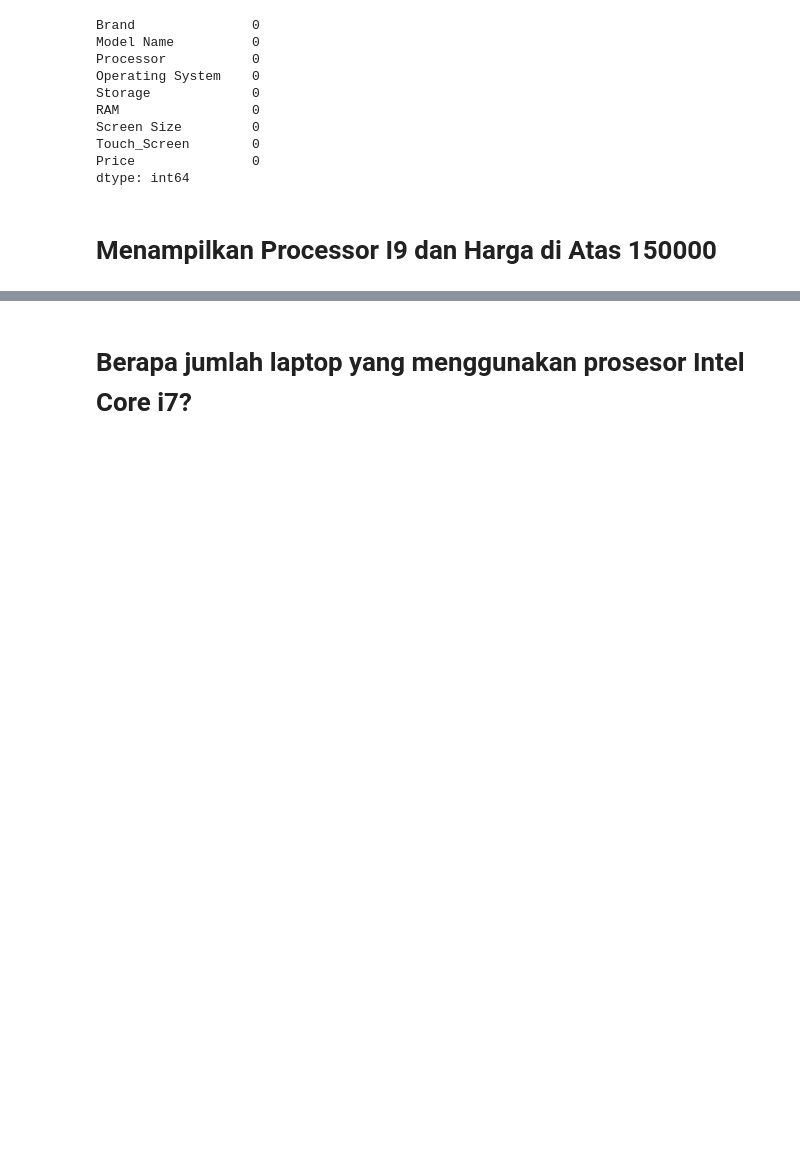
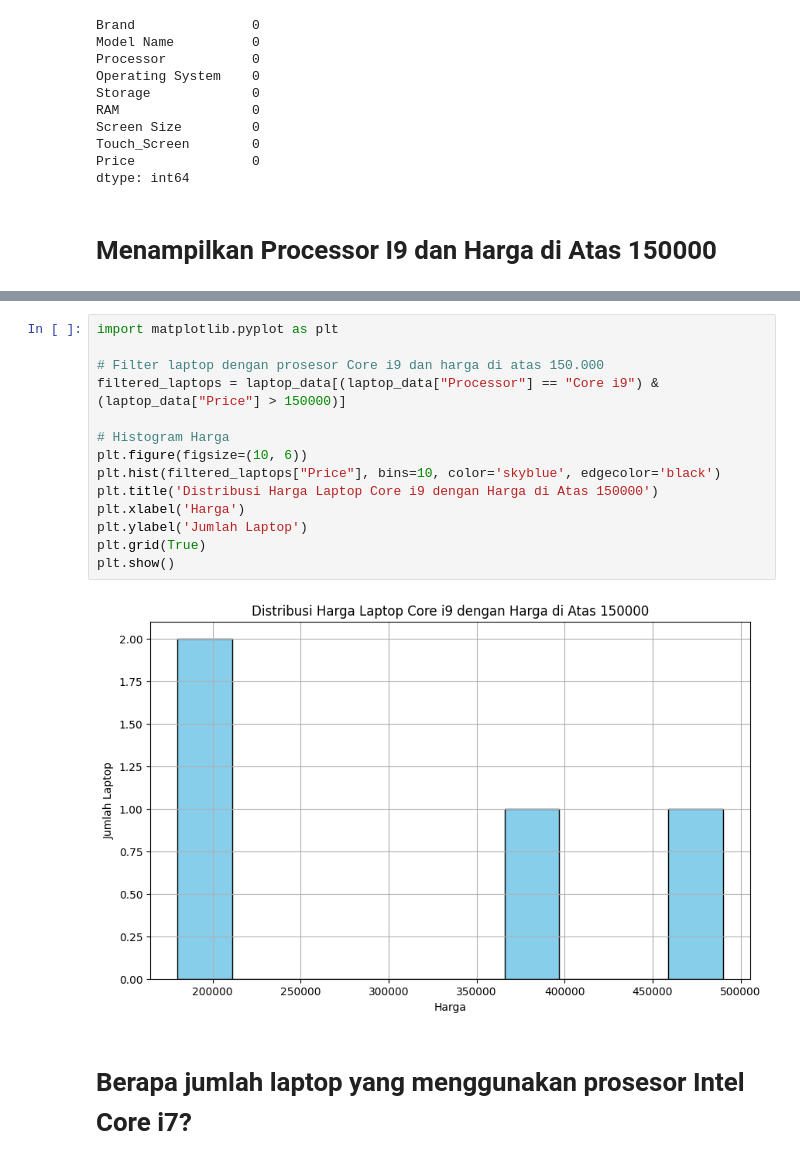
Before and after one commit to AchmadIfal26/Laptops-Analytics, a Jupyter notebook: Laptop_Analytics.ipynb, the cells around one changed output, grey strips where cells are left out. Saved outputs shown, nothing was run; the diff lists cells and outputs as text; blank space fills up the shorter version.

```diff
--- a/Laptop_Analytics.ipynb
+++ b/Laptop_Analytics.ipynb
@@ -302,6 +302,22 @@ filtered_laptops
 | 553 | MSI | Raider GE78 HX 13VI-087IN | Core i9 | Windows 11 Home | 4 TB | 64 GB | 43.94 cm (17.3 Inch) | False | ... |
 | 427 | ASUS | GZ301ZE-LC193WS | Core i9 | Windows 11 Home | 1 TB | 16 GB | 34.04 cm (13.4 Inch) | True | ... |
 | 446 | ASUS | G533ZXZ-LN116WS | Core i9 | Windows 11 Home | 1 TB | 32 GB | 39.62 cm (15.6 Inch) | False | ... |
+# %%
+import matplotlib.pyplot as plt
+
+# Filter laptop dengan prosesor Core i9 dan harga di atas 150.000
+filtered_laptops = laptop_data[(laptop_data["Processor"] == "Core i9") & (laptop_data["Price"] > 150000)]
+
+# Histogram Harga
+plt.figure(figsize=(10, 6))
+plt.hist(filtered_laptops["Price"], bins=10, color='skyblue', edgecolor='black')
+plt.title('Distribusi Harga Laptop Core i9 dengan Harga di Atas 150000')
+plt.xlabel('Harga')
+plt.ylabel('Jumlah Laptop')
+plt.grid(True)
+plt.show()
+# %% [output]
+[figure, added]
 # %% [markdown]
 # Berapa jumlah laptop yang menggunakan prosesor Intel Core i7?
 # %%
```
Also changed, not shown: parts of 16 cells of this notebook, 1 other file.
